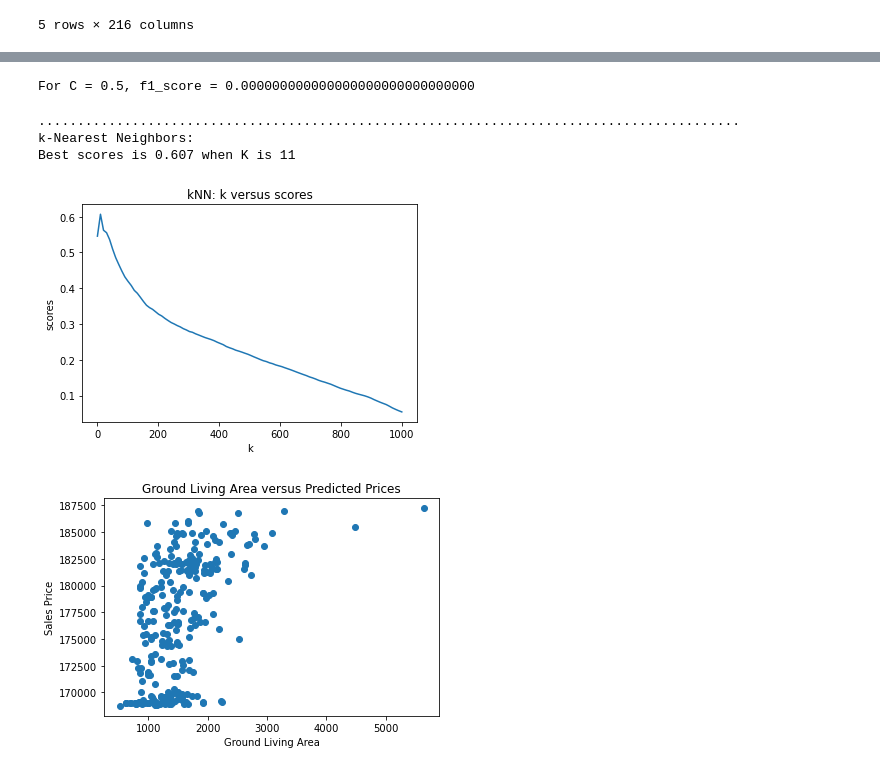
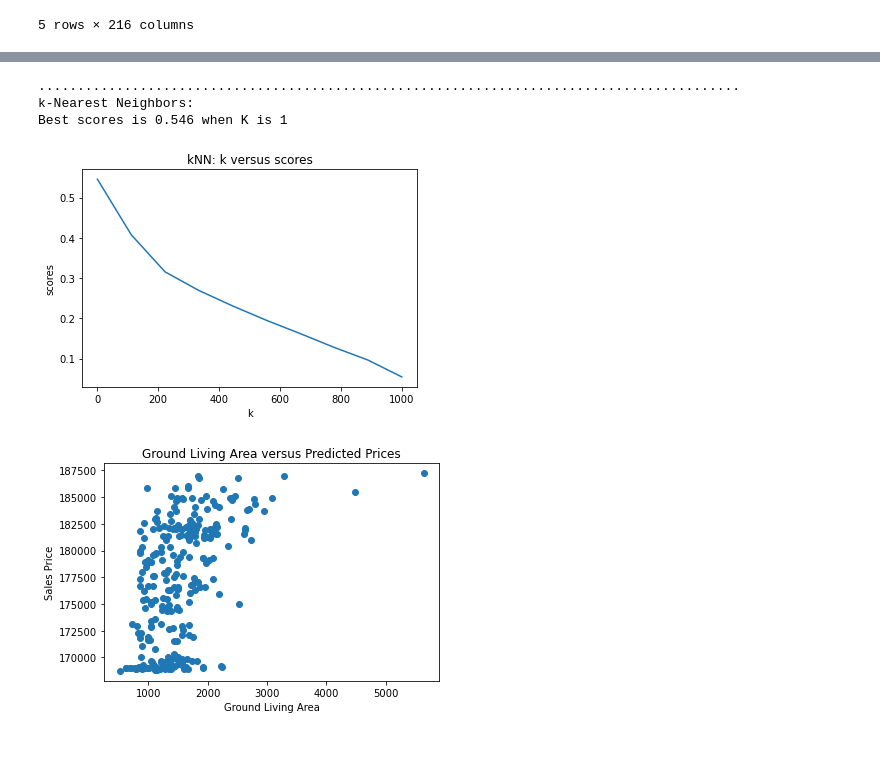
Before and after one commit to CSJohnLee/house_price_prediction, a Jupyter notebook: house_price_lee.ipynb, the cells around one changed output, grey strips where cells are left out. Saved outputs shown, nothing was run; the diff lists cells and outputs as text; code cells hidden in the pictures.

```diff
--- a/house_price_lee.ipynb
+++ b/house_price_lee.ipynb
@@ -233,8 +349,8 @@ plt.yticks(fontsize=10)
 # %%
 train_df
 sf_columns=['GrLivArea', 'TotalBsmtSF','SalePrice']
-train_df1=train_df[sf_columns]
-train_df1.head()
+train_df_baseline=train_df[sf_columns]
+train_df_baseline.head()
 # LotArea: Lot size in square feet
 # BsmtFinSF1: Type 1 finished square feet
 # BsmtFinSF2: Type 2 finished square feet
@@ -273,8 +389,8 @@ array([[<matplotlib.axes._subplots.AxesSubplot object at 0x...>,
       dtype=object)
 [figure]
 # %%
-X = train_df1.iloc[:,:-1]
-y = train_df1.iloc[:,-1]
+X = train_df_baseline.iloc[:,:-1]
+y = train_df_baseline.iloc[:,-1]
 train_data_bl, dev_data_bl, train_labels_bl, dev_labels_bl = train_test_split(X,y, test_size=0.2)  #for baseline
 # %%
 #Linear regression model
@@ -343,29 +443,0 @@ dev_data_bl
-# %%
-#Naive Bayes
-
-print("."*90)
-print("Naive Bayes:  ")
-alphas = [1.0e-10, 0.0001, 0.001, 0.01, 0.1, 0.5, 1.0, 2.0, 10.0]
-#varying by magnitudes of alpha to capture a wide range of values
-f1_scores = {}
-for alpha in alphas:
-    # Naive Bayes Model
-    mnb = MultinomialNB(alpha=alpha)
-    mnb.fit(train_data_bl, train_labels_bl)
-    dev_predicted_labels = mnb.predict(dev_data_bl)
-    # finding, printing, and storing f1_score
-    f1_score = metrics.f1_score(dev_labels_bl, dev_predicted_labels, average='weighted')
-    #print("For Alpha: %s, f1_score: %.03f" %(alpha,f1_score))
-    f1_scores[alpha] = f1_score
-best = max(f1_scores, key=f1_scores.get)
-print("Best f1_score is %0.03f when alpha is %s" %(f1_scores[best],best))
-#Plotting
-fig2=plt.figure()
-fig2=plt.title('NB: alphas versus f1_scores')
-fig2=plt.xlabel('alphas')
-fig2=plt.ylabel('f1_scores')
-#plt.xscale('log')
-fig2=plt.plot(list(f1_scores.keys()), list(f1_scores.values()))
-print("."*90)
-print("dev_labels_bl:", list(dev_labels_bl))
-print("dev_predicted_labels:", dev_predicted_labels)
@@ -499,55 +521,41 @@ prediction prices: [275214.38942719 145240.33301373 117205.92149905 216336.46894
-# %%
-#logistic regression model
-
-def logr():
-    c=0.5
-    lr = LogisticRegression(C=c, solver="liblinear", multi_class="auto")  #default regularization = l2
-    lr.fit(train_data_ac,train_labels_ac)
-    dev_predicted_labels=lr.predict(dev_data_ac)
-    # finding, printing, and storing f1_score
-    f1_score=metrics.f1_score(dev_labels_ac,dev_predicted_labels,average='weighted')
-    print("For C = %s, f1_score = %.30f" %(c,f1_score))
-logr()
-# %% [output]
-For C = 0.5, f1_score = 0.000000000000000000000000000000
 # %%
 #K-Nearest Neighbors
 
 def kNN():
     print("."*90)
     print("k-Nearest Neighbors:  ")
-    K= [int(x) for x in np.linspace(1,1000,100)]    #runs kNN for x100 k's between 1 to 1000
+    K= [int(x) for x in np.linspace(1,1000,10)]    #runs kNN for x100 k's between 1 to 1000
     scores2 = {}   #stores scores for each k
     for k in K:
         # k-Nearest Neighbors Model
         knn = KNeighborsRegressor(n_neighbors=k)
         knn.fit(train_data_ac, train_labels_ac)
         dev_predicted_labels = knn.predict(dev_data_ac)
         # finding, printing, and storing f1_score
         scores2[k] = knn.score(dev_data_ac, dev_labels_ac)
 
     best = max(scores2, key=scores2.get)
     print("Best scores is %.3f when K is %s" %(scores2[best],best))
     #Plotting
     fig1=plt.figure()
     fig1=plt.title('kNN: k versus scores')
     fig1=plt.xlabel('k')
     fig1=plt.ylabel('scores')
     fig1=plt.plot(list(scores2.keys()), list(scores2.values()))
     plt.show()
 
     fig2=plt.figure()
     fig2=plt.title('Ground Living Area versus Predicted Prices')
     fig2=plt.xlabel('Ground Living Area')
     fig2=plt.ylabel('Sales Price')
     fig2=plt.scatter(dev_data_ac['GrLivArea'],dev_predicted_labels)
     #fig2=plt.scatter(dev_data_bl['GrLivArea'],dev_labels_bl)
 kNN()
 # %% [output]
 ..........................................................................................
 k-Nearest Neighbors:
-Best scores is 0.607 when K is 11
+Best scores is 0.546 when K is 1
-[figure, old version]
+[figure, new version]
 [figure]
 # %%
 #Naive Bayes
```
Also changed, not shown: parts of 16 cells of this notebook.
